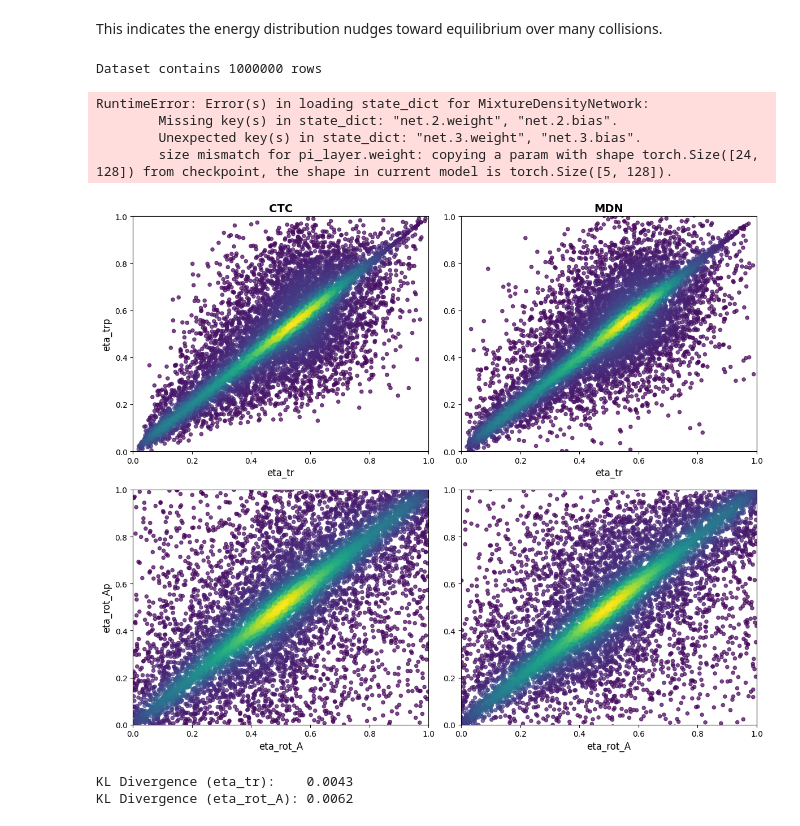
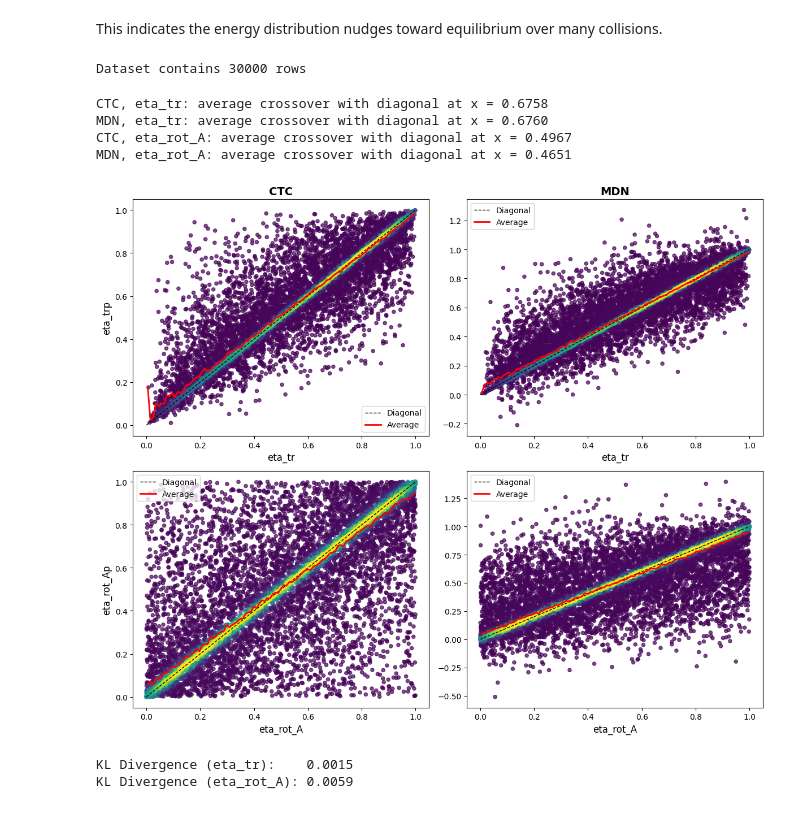
Before and after one commit to TijnZeelenberg/scatteringkernels, a Jupyter notebook: notebook_experiments.ipynb, the cells around one changed output. Drawn from its saved outputs; the diff is of its cells as text; code cells hidden in the pictures.

Commit message:
fix: add binned average line to scatterplot

```diff
--- a/notebook_experiments.ipynb
+++ b/notebook_experiments.ipynb
@@ -51,12 +51,12 @@ from machinelearning.gmm import GaussianMixtureModel
 from config.experiment_config import ExperimentConfig
 config = ExperimentConfig()
 
-data = load_dataset(datafile)
+data = load_dataset(datafile, rows=config.num_samples)
 
 # Sample MDN
 mdn = MixtureDensityNetwork(input_dim=config.input_dim, output_dim=config.output_dim, num_mixtures=config.num_mixtures, hidden_dim=config.hidden_dim, randomseed=config.random_seed)
 mdn.load_model(mdn_path)
-torch.manual_seed(config.random_seed)
+torch.manual_seed(config.random_seed+1)
 mdn_samples = mdn.sample(x=data[0])
 
 # Sample GMM
@@ -71,18 +71,67 @@ datasets = {
     # "GMM": gmm_samples
 }
 # %% [output]
-Dataset contains 1000000 rows
+Dataset contains 30000 rows
-RuntimeError: Error(s) in loading state_dict for MixtureDensityNetwork:
-        Missing key(s) in state_dict: "net.2.weight", "net.2.bias".
-        Unexpected key(s) in state_dict: "net.3.weight", "net.3.bias".
-        size mismatch for pi_layer.weight: copying a param with shape torch.Size([24, 128]) from checkpoint, the shape in current model is torch.Size([5, 128]).
 # %%
-from visualization.plot import plot_density_scatter, plot_histogram
+from visualization.plot import plot_density_scatter
 from config.plotting_config import PlottingConfig
 plotting_config = PlottingConfig()
-plot_density_scatter(datasets=datasets)
+
+# Create scatterplot
+figsize_x = plotting_config.figsize[0] * 2
+figsize_y = plotting_config.figsize[1] * 2
+fig, ax = plt.subplots(2, 2, figsize=(figsize_x, figsize_y))
+plot_density_scatter(ax, datasets=datasets)
+
+datasetnames = list(datasets.keys())
+datasetnames.remove("inputs")
+
+eta_labels = ["eta_tr", "eta_rot_A"]
+n = 100
+for i in range(2):
+    x = datasets["inputs"][:, i]
+    for j, dataset_name in enumerate(datasetnames):
+        y = datasets[dataset_name][:, i]
+
+        # Plot diagonal
+        ax[i, j].plot([0, 1], [0, 1], 'k--', linewidth=1, label='Diagonal')
+
+        # Bin the x-axis and compute means
+        bins = np.linspace(0, 1, n)
+        bin_indices = np.digitize(x, bins)
+        bin_means = np.array([y[bin_indices == k].mean() for k in range(1, len(bins))])
+        bin_centers = (bins[:-1] + bins[1:]) / 2
+
+        # Plot a line connecting binned averages
+        ax[i, j].plot(bin_centers, bin_means, color='red', label='Average', linewidth=2)
+        ax[i, j].legend()
+
+        # Find crossing with diagonal (bin_means - bin_centers changes sign)
+        x_crossings = []
+        diff = bin_means - bin_centers
+        sign_changes = np.where(np.diff(np.sign(diff)))[0]
+        for idx in sign_changes:
+            x0, x1 = bin_centers[idx], bin_centers[idx + 1]
+            d0, d1 = diff[idx], diff[idx + 1]
+            x_cross = x0 - d0 * (x1 - x0) / (d1 - d0)
+            x_crossings.append(x_cross)
+
+        if x_crossings:
+            avg_x_cross = float(np.mean(x_crossings))
+            print(f"{dataset_name}, {eta_labels[i]}: average crossover with diagonal at x = {avg_x_cross:.4f}")
+        else:
+            print(f"{dataset_name}, {eta_labels[i]}: no crossover with diagonal detected")
+
+        ax[i, j].set_xlim(0, 1)
+        ax[i, j].set_ylim(0, 1)
+plt.tight_layout()
+plt.show()
 # %% [output]
+CTC, eta_tr: average crossover with diagonal at x = 0.6758
+MDN, eta_tr: average crossover with diagonal at x = 0.6760
+CTC, eta_rot_A: average crossover with diagonal at x = 0.4967
+MDN, eta_rot_A: average crossover with diagonal at x = 0.4651
-[figure, old version]
+[figure, new version]
 # %%
 from analysis.kl_divergence import kl_divergence
 
@@ -92,5 +141,5 @@ kl_ctc_mdn_rot = kl_divergence(datasets["CTC"][:, 1], datasets["MDN"][:, 1])
 print(f"KL Divergence (eta_tr):    {kl_ctc_mdn_tr:.4f}")
 print(f"KL Divergence (eta_rot_A): {kl_ctc_mdn_rot:.4f}")
 # %% [output]
-KL Divergence (eta_tr):    0.0043
-KL Divergence (eta_rot_A): 0.0062
+KL Divergence (eta_tr):    0.0015
+KL Divergence (eta_rot_A): 0.0059
```
Also changed, not shown: 2 other files.
